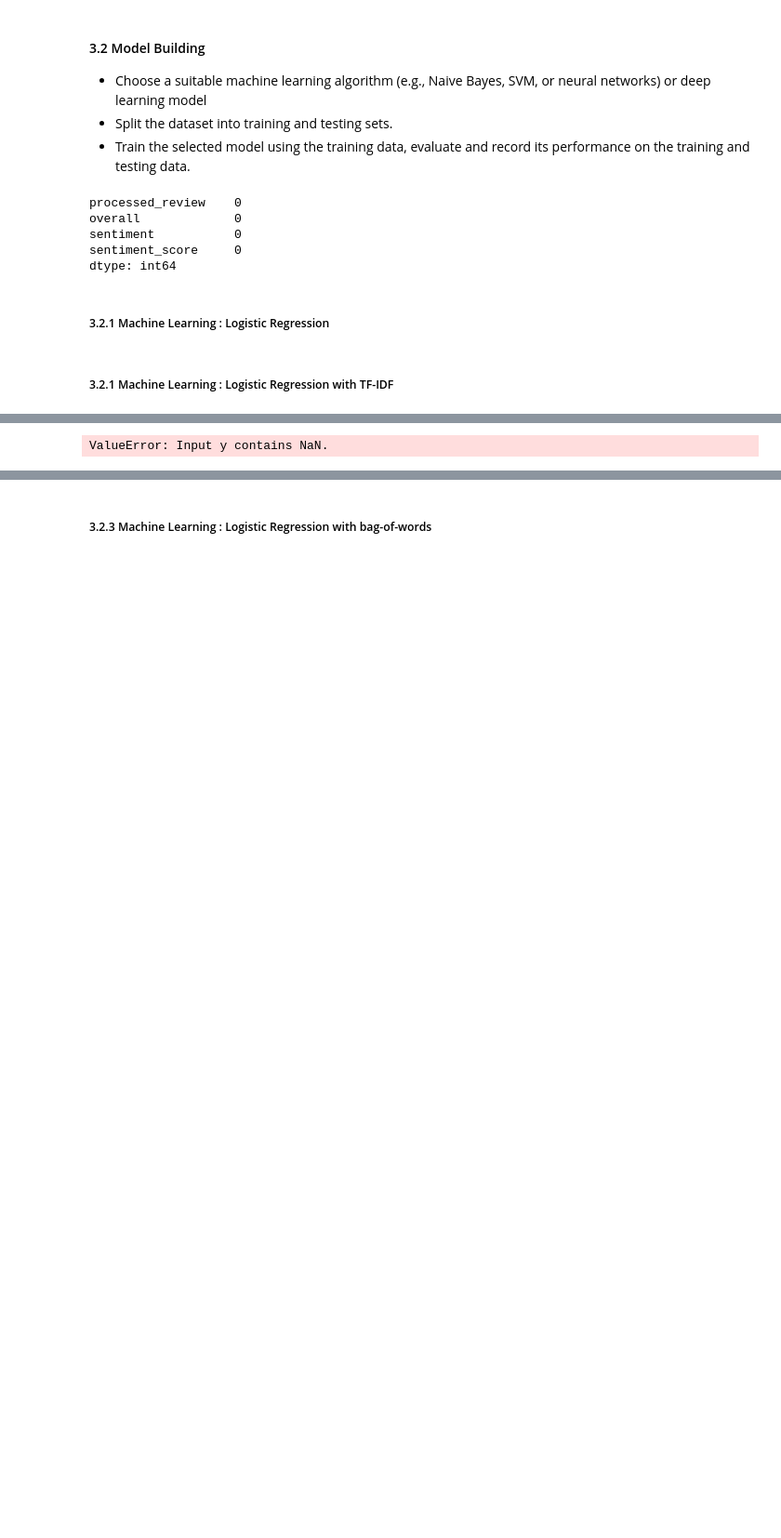
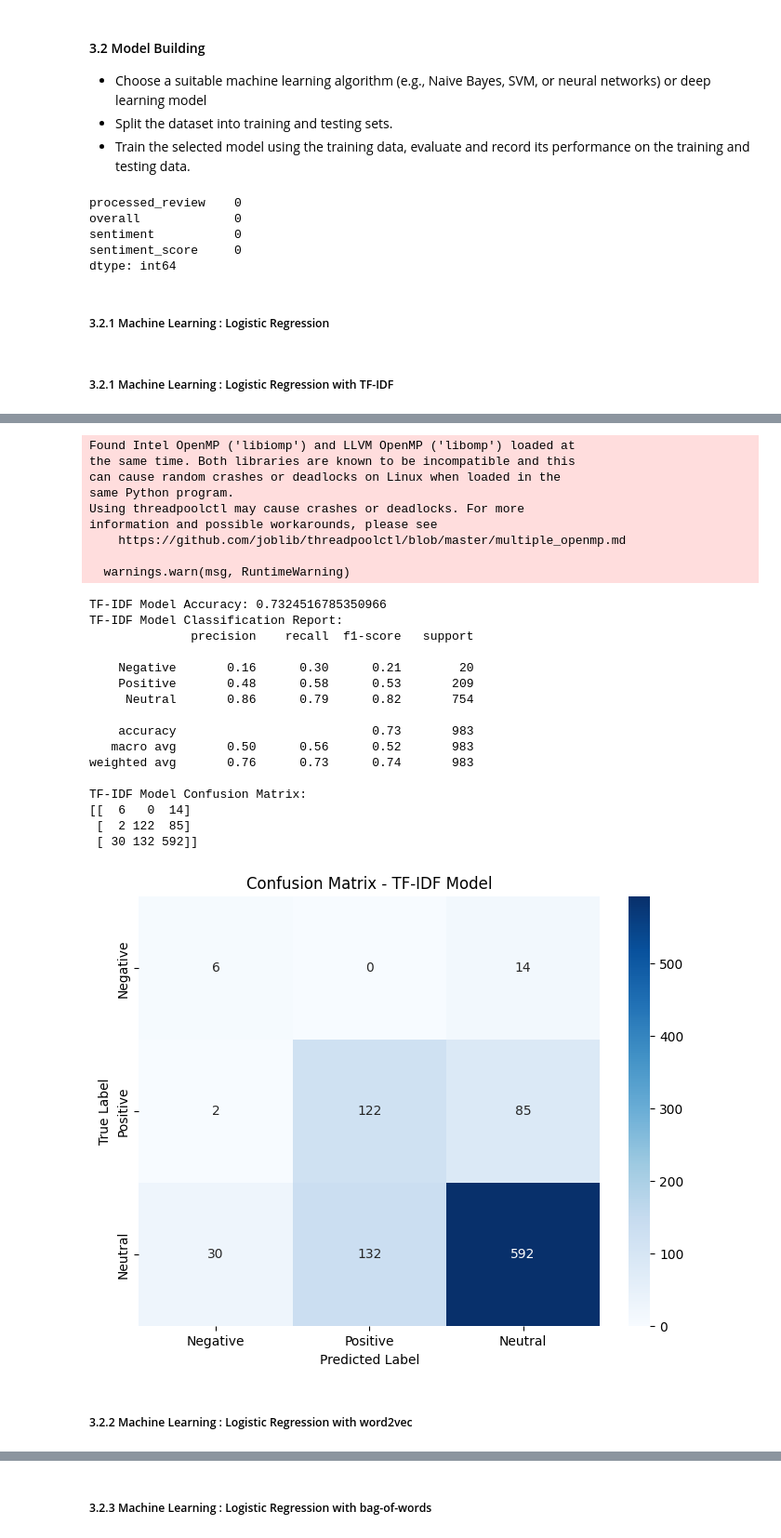
Before and after one commit to Jianting-Selina/CSCN8010_practical_lab, a Jupyter notebook: FinalProjectApplying NLP.ipynb, the cells around one changed output, grey strips where cells are left out. Shown at 93% size. Drawn from its saved outputs; the diff is of its cells as text; code cells hidden in the pictures; blank space fills up the shorter version.

```diff
--- a/FinalProjectApplying NLP.ipynb
+++ b/FinalProjectApplying NLP.ipynb
@@ -606,10 +606,9 @@ X_tfidf = tfidf_features
 
 print(data['sentiment'].unique)
 # Encode sentiment labels
-data['sentiment_encoded'] = data['sentiment'].map({'Positive': 1, 'Negative': 0, 'Neutral': 2})
+data['sentiment_encoded'] = data['sentiment'].map({'positive': 1, 'negative': 0, 'neutral': 2})
 y = data['sentiment_encoded']
-unmapped_values = data[~data['sentiment'].isin(['Positive', 'Negative', 'Neutral'])]
-print(unmapped_values)
+
 
 # Split the data for TF-IDF model
 X_tfidf_train, X_tfidf_test, y_tfidf_train, y_tfidf_test = train_test_split(
@@ -671,4 +665,31 @@ Name: sentiment, Length: 4914, dtype: object>
-ValueError: Input y contains NaN.
+Found Intel OpenMP ('libiomp') and LLVM OpenMP ('libomp') loaded at
+the same time. Both libraries are known to be incompatible and this
+can cause random crashes or deadlocks on Linux when loaded in the
+same Python program.
+Using threadpoolctl may cause crashes or deadlocks. For more
+information and possible workarounds, please see
+    https://github.com/joblib/threadpoolctl/blob/master/multiple_openmp.md
+
+  warnings.warn(msg, RuntimeWarning)
+TF-IDF Model Accuracy: 0.7324516785350966
+TF-IDF Model Classification Report:
+              precision    recall  f1-score   support
+
+    Negative       0.16      0.30      0.21        20
+    Positive       0.48      0.58      0.53       209
+     Neutral       0.86      0.79      0.82       754
+
+    accuracy                           0.73       983
+   macro avg       0.50      0.56      0.52       983
+weighted avg       0.76      0.73      0.74       983
+
+TF-IDF Model Confusion Matrix:
+[[  6   0  14]
+ [  2 122  85]
+ [ 30 132 592]]
+[figure, added]
+# %% [markdown]
+##### 3.2.2 Machine Learning : Logistic Regression with word2vec
 # %%
 from gensim.models import Word2Vec
 
```
Also changed, not shown: parts of 10 cells of this notebook.
